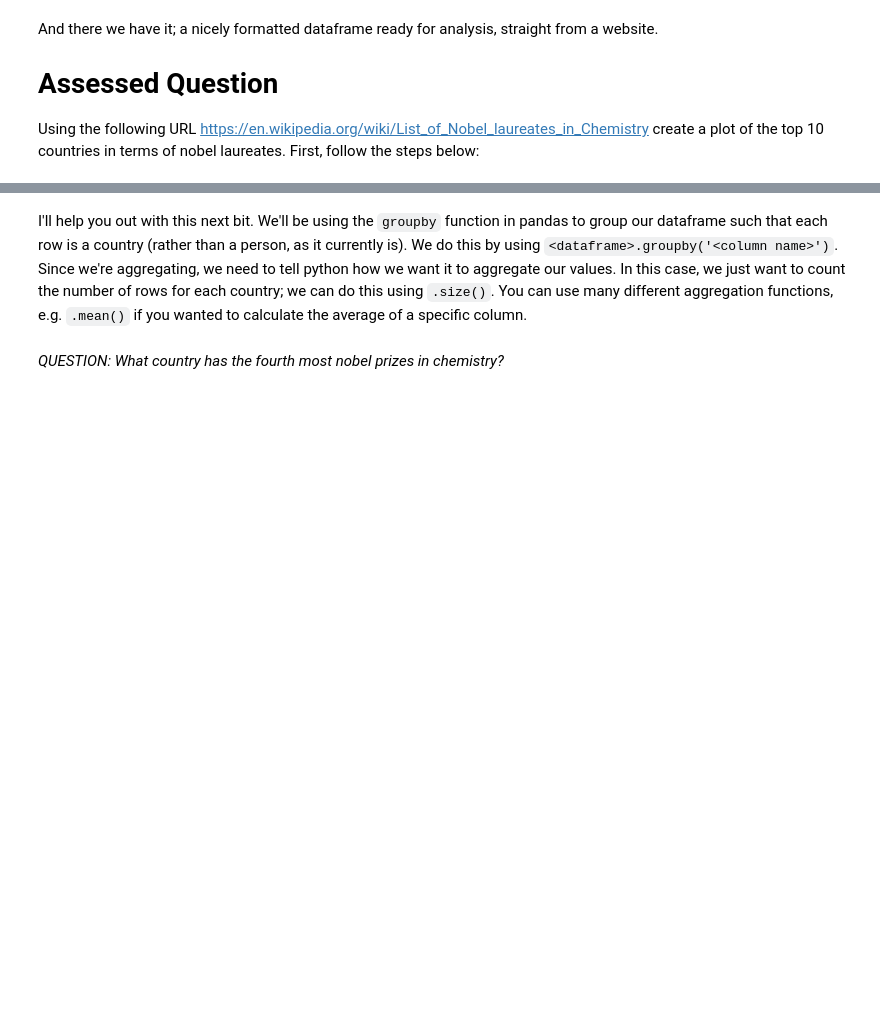
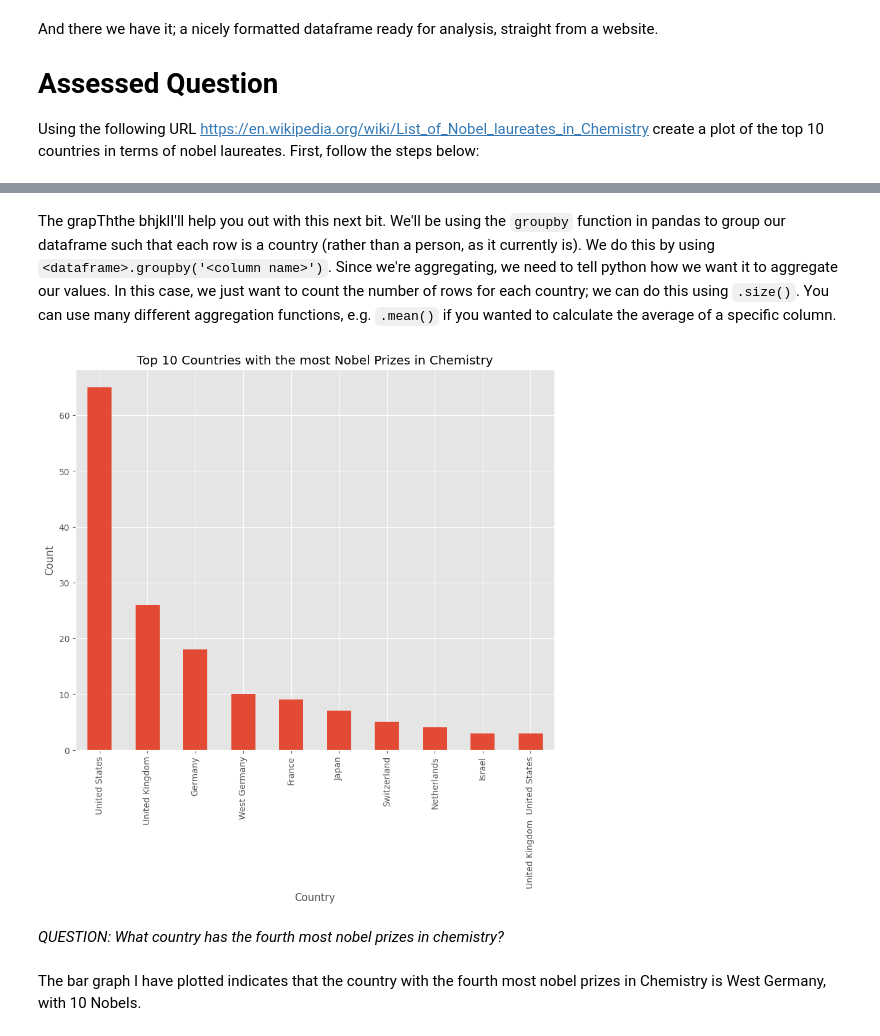
Before and after one commit to saorihenwood/QM2, a Jupyter notebook: notebooks/W02. Pandas.ipynb, the cells around one changed output, grey strips where cells are left out. Saved outputs shown, nothing was run; the diff lists cells and outputs as text; code cells hidden in the pictures; blank space fills up the shorter version.

```diff
--- a/notebooks/W02. Pandas.ipynb
+++ b/notebooks/W02. Pandas.ipynb
@@ -445,5 +491,8 @@ And there we have it; a nicely formatted dataframe ready for analysis, straight
 Using the following URL https://en.wikipedia.org/wiki/List_of_Nobel_laureates_in_Chemistry create a plot of the top 10 countries in terms of nobel laureates. First, follow the steps below:
 # %%
 # scrape the table of Nobel Laureates in Chemistry using read_html. remember, this gives us a LIST of dataframes! lets call this list chem_tables
-
+url = 'https://en.wikipedia.org/wiki/List_of_Nobel_laureates_in_Chemistry'
+chem_tables = pandas.read_html(url)
 # select the first dataframe from this list and call it chem
+chem = chem_tables[0]
+chem
@@ -450,12 +513,25 @@ Using the following URL https://en.wikipedia.org/wiki/List_of_Nobel_laureates_in
 # %% [markdown]
-I'll help you out with this next bit. We'll be using the `groupby` function in pandas to group our dataframe such that each row is a country (rather than a person, as it currently is). We do this by using `<dataframe>.groupby('<column name>')`. Since we're aggregating, we need to tell python how we want it to aggregate our values. In this case, we just want to count the number of rows for each country; we can do this using `.size()`. You can use many different aggregation functions, e.g. `.mean()` if you wanted to calculate the average of a specific column.
+
+
+ The grapThthe bhjklI'll help you out with this next bit. We'll be using the `groupby` function in pandas to group our dataframe such that each row is a country (rather than a person, as it currently is). We do this by using `<dataframe>.groupby('<column name>')`. Since we're aggregating, we need to tell python how we want it to aggregate our values. In this case, we just want to count the number of rows for each country; we can do this using `.size()`. You can use many different aggregation functions, e.g. `.mean()` if you wanted to calculate the average of a specific column.
 # %%
-# here, we're creating a new dataframe called 'country' in which each row is a country, and the values represent the number of nobel laureates.
-countries=chem.groupby('Country[B]').size()
+clean = chem[chem['Country[B]'] != 'Not awarded'] #cleans the data of the 'not awarded' country as this is not technically a country
+countries=clean.groupby('Country[B]').size() # here, we're creating a new dataframe called 'country' in which each row is a country, and the values represent the number of nobel laureates.
 
 #now let's sort it in descending order
-countries.sort_values(ascending=False)
+countriesplot = countries.sort_values(ascending=False)
 
 # finally, plot the top 10 countries
+top_10_countries = countriesplot.head(10)
+
+top_10_countries.plot(kind= 'bar') #plotting a bar graph
+plt.title('Top 10 Countries with the most Nobel Prizes in Chemistry')
+plt.xlabel('Country')
+plt.ylabel('Count')
+plt.show() #since we have defined countriesplot as the countries sorted in descending order, the bar graph is plotted in descending order too
+# %% [output]
+[figure, added]
 # %% [markdown]
 *QUESTION: What country has the fourth most nobel prizes in chemistry?*
+# %% [markdown]
+The bar graph I have plotted indicates that the country with the fourth most nobel prizes in Chemistry is West Germany, with 10 Nobels.
```
Also changed, not shown: parts of 12 cells of this notebook.
